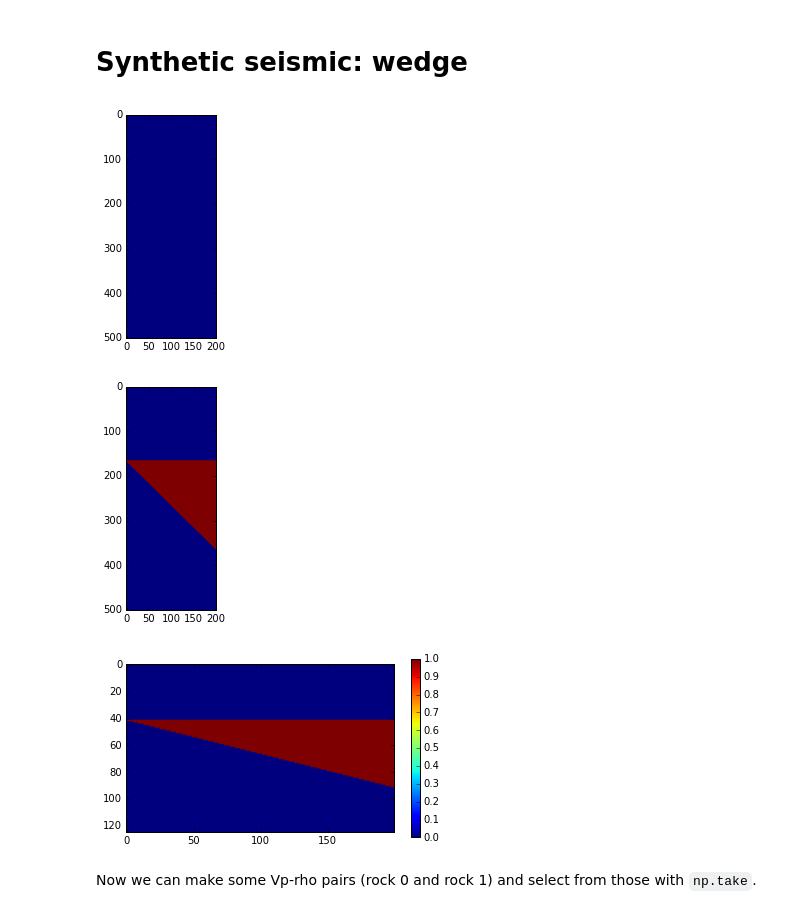
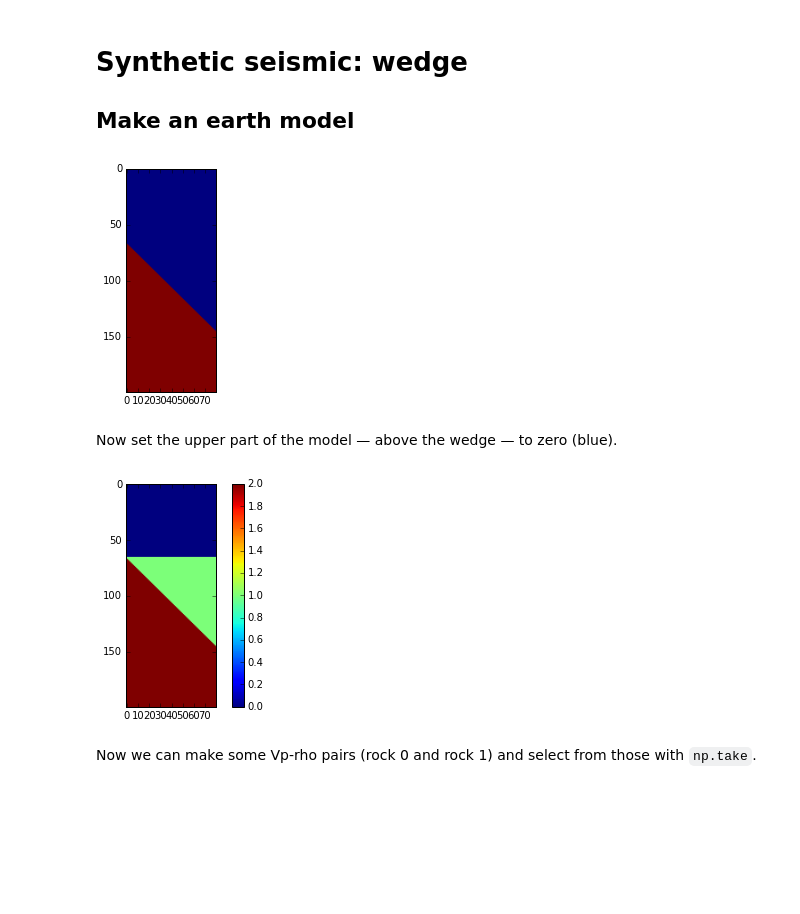
Before and after one commit to ymustc/geocomputing, a Jupyter notebook: notebooks/Synthetic_wedge.ipynb, the cells around one changed output. Saved outputs shown, nothing was run; the diff lists cells and outputs as text; code cells hidden in the pictures; blank space fills up the shorter version.

```diff
--- a/notebooks/Synthetic_wedge.ipynb
+++ b/notebooks/Synthetic_wedge.ipynb
@@ -1,15 +1,18 @@
 # %% [markdown]
 # Synthetic seismic: wedge
+
+## Make an earth model
 # %%
 import matplotlib.pyplot as plt
 import numpy as np
 % matplotlib inline
 # %%
-length = 200 # x range
-depth = 500  # z range
+length = 80  # x range
+depth = 200  # z range
 # %%
-m = np.ones((depth, length))
-plt.imshow(m)
+model = 1 + np.tri(depth, length, -depth//3)
+
+plt.imshow(model)
 plt.show()
 # %% [output]
-[figure, old version]
+[figure, new version]
@@ -18,16 +19,13 @@ m = np.triu(m, -depth//3)
+# %% [markdown]
+Now set the upper part of the model — above the wedge — to zero (blue).
 # %%
-m[:depth//3,:] = 0
-plt.imshow(m)
+model[:depth//3,:] = 0
+
+plt.imshow(model)
+plt.colorbar()
 plt.show()
 # %% [output]
-[figure, old version]
+[figure, new version]
-# %%
-model = m[::4,:]
-plt.imshow(model)
-plt.colorbar(shrink=0.8)
-plt.show()
-# %% [output]
-[figure, removed]
 # %% [markdown]
 Now we can make some Vp-rho pairs (rock 0 and rock 1) and select from those with `np.take`.
 # %%
```
Also changed, not shown: parts of 17 cells of this notebook, 23 other files.
